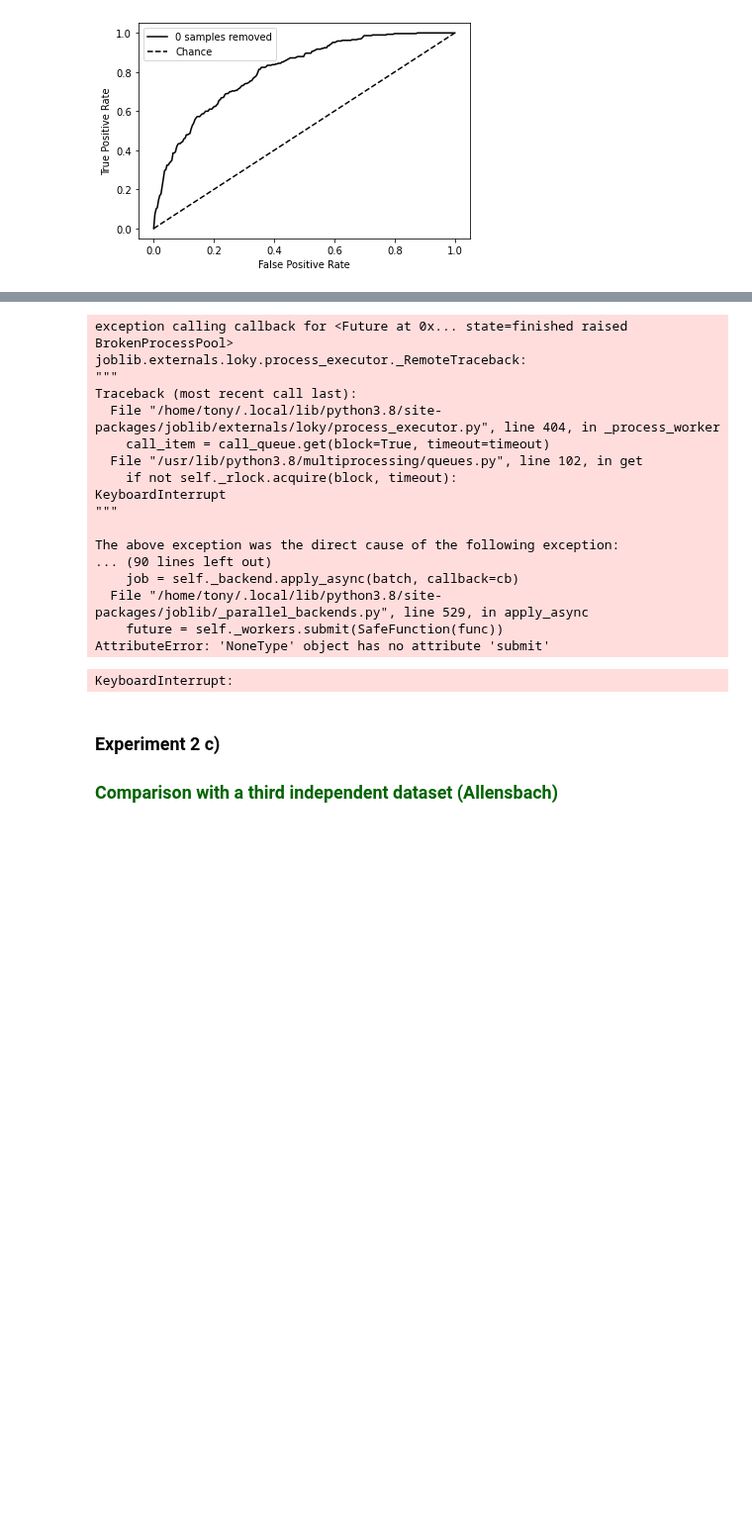
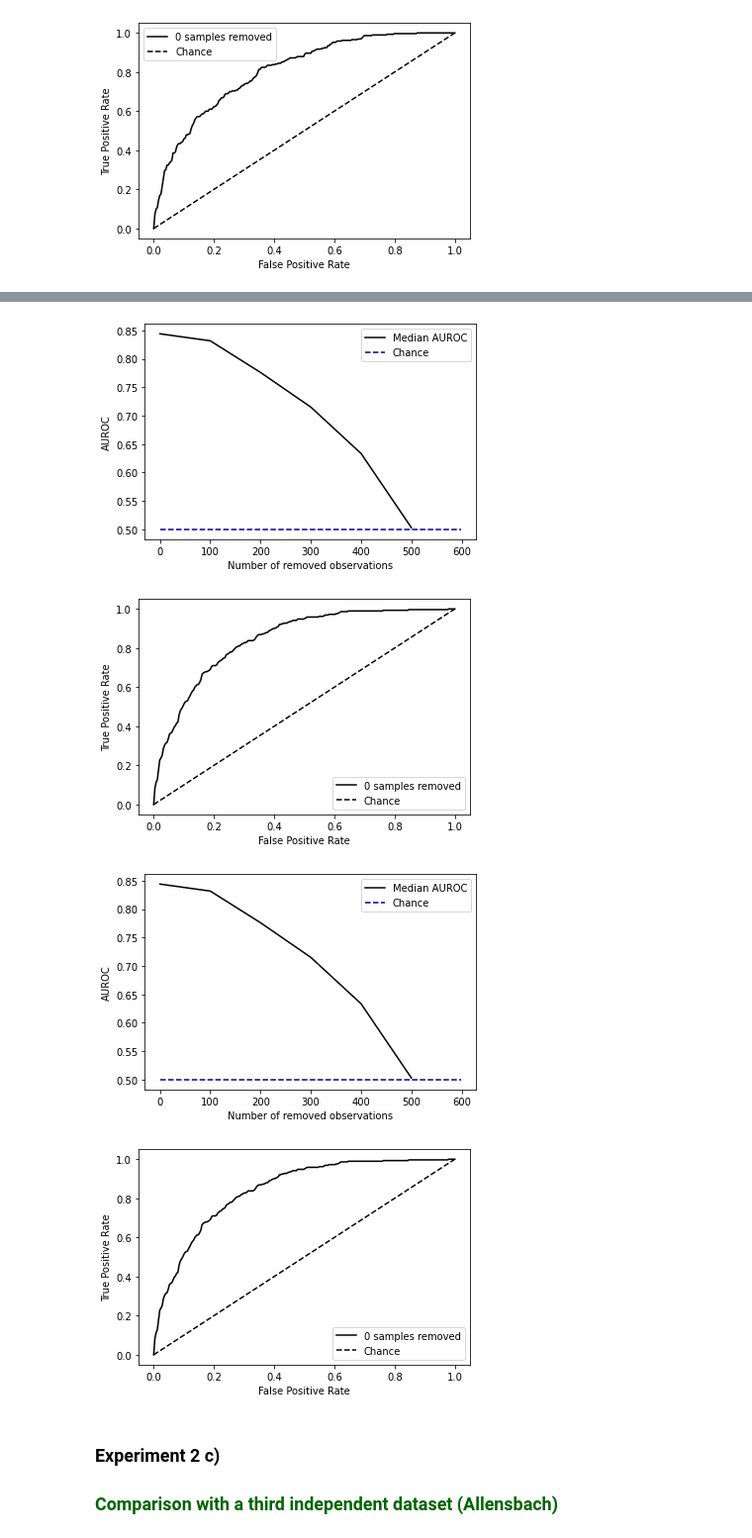
Before and after one commit to laksannathan/maximal-representative-sampling, a Jupyter notebook: src/Maximal Representative Sampling.ipynb, the cells around one changed output, grey strips where cells are left out. Shown at 99% size. Cells and saved outputs as stored; diff of their text form; code cells hidden in the pictures; blank space fills up the shorter version.

```diff
--- a/src/Maximal Representative Sampling.ipynb
+++ b/src/Maximal Representative Sampling.ipynb
@@ -665,49 +698,35 @@ aucs = []
 rocs = []
 
 #temperatures = [0.1]
 for temp in tqdm(temperatures):
     gbs_mrs, auc, roc = repeated_MRS(scaled_gesis_gbs, gesis_columns, temp,
                     number_of_iterations=number_of_iterations, number_of_splits=number_of_splits,
                         n_drop=drop, test_size=test_size, cv=5, result_directory='')
     aucs.append(auc)
     rocs.append(roc)
 
     median_rocs = []
     for i in range(len(rocs[0])):
         median_tpr = np.median(np.array(rocs)[:, i, 0], axis = 0)
         median_fpr = np.median(np.array(rocs)[:, i, 1], axis = 0)
         std_tpr = np.std(np.array(rocs)[:, i, 1], axis = 0)
         removed_samples = np.array(rocs)[:, i, 2][0][0]
         median_rocs.append([median_tpr, median_fpr, std_tpr, removed_samples])
 
 
     median_aucs = np.median(aucs, axis = 0)
     std_aucs = np.std(aucs, axis = 0)
     plot_auc_median(median_aucs, std_aucs, '', save=False)
     plot_roc(median_rocs, '', save=False)
-os.makedirs(result_dir)
+os.makedirs(result_dir, exist_ok=True)
 plot_auc_median(median_aucs, std_aucs, result_dir, save=True)
 plot_roc(median_rocs, result_dir, save=True)
 
 pickle.dump(median_aucs, open(result_dir + "/median_aucs", 'wb'))
 pickle.dump(std_aucs, open(result_dir + "/std_aucs", 'wb'))
 pickle.dump(median_rocs, open(result_dir + "/median_rocs", 'wb'))
 # %% [output]
-exception calling callback for <Future at 0x... state=finished raised BrokenProcessPool>
-joblib.externals.loky.process_executor._RemoteTraceback:
-"""
-Traceback (most recent call last):
-  File "/home/tony/.local/lib/python3.8/site-packages/joblib/externals/loky/process_executor.py", line 404, in _process_worker
-    call_item = call_queue.get(block=True, timeout=timeout)
-  File "/usr/lib/python3.8/multiprocessing/queues.py", line 102, in get
-    if not self._rlock.acquire(block, timeout):
-KeyboardInterrupt
-"""
-
-The above exception was the direct cause of the following exception:
-... (90 lines left out)
-    job = self._backend.apply_async(batch, callback=cb)
-  File "/home/tony/.local/lib/python3.8/site-packages/joblib/_parallel_backends.py", line 529, in apply_async
-    future = self._workers.submit(SafeFunction(func))
-AttributeError: 'NoneType' object has no attribute 'submit'
-KeyboardInterrupt:
+[figure, added]
+[figure, added]
+[figure, added]
+[figure, added]
```
Also changed, not shown: parts of 20 cells of this notebook.
